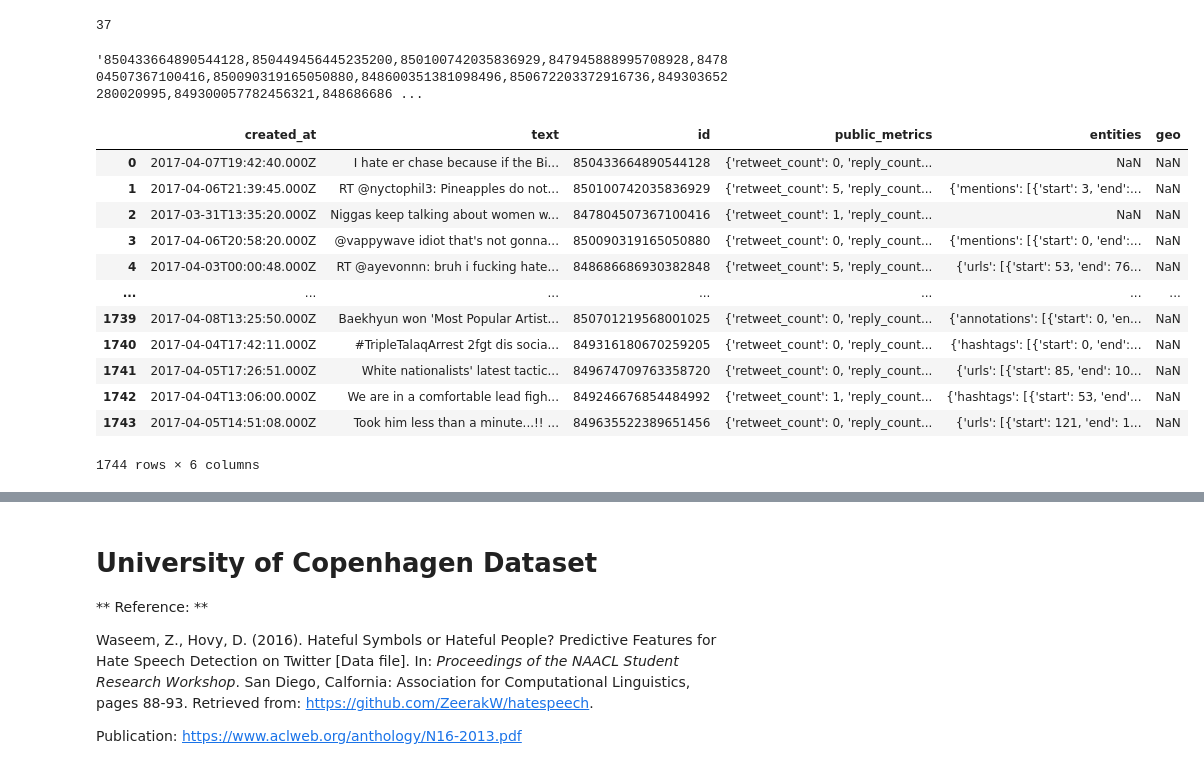
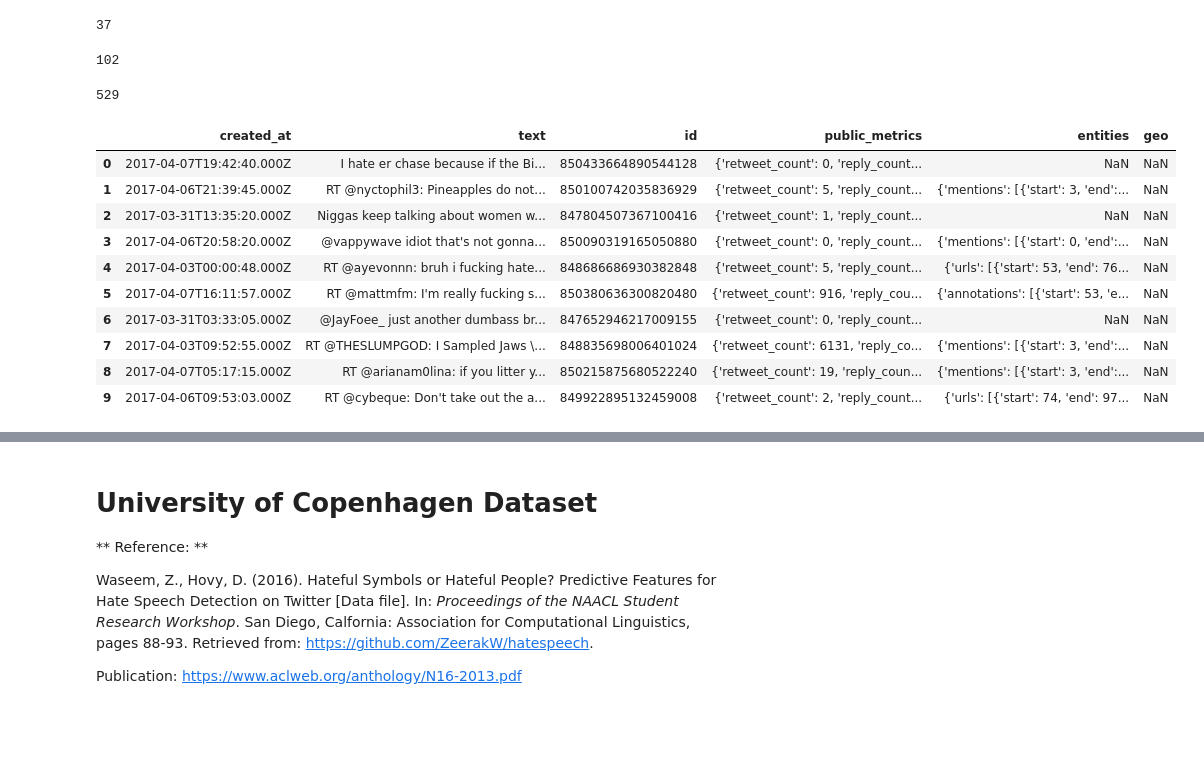
Before and after one commit to datascisteven/Automated-Hate-Tweet-Detection, a Jupyter notebook: notebooks/twitter_api.ipynb, the cells around one changed output, grey strips where cells are left out. Cells and saved outputs as stored; diff of their text form; code cells hidden in the pictures; blank space fills up the shorter version.

```diff
--- a/notebooks/twitter_api.ipynb
+++ b/notebooks/twitter_api.ipynb
@@ -78,10 +106,16 @@ hate_ids = group_list(list(df_hateful.id))
 len(hate_ids)
 # %% [output]
 37
-# %%
-hate_ids[0]
-# %% [output]
-'850433664890544128,850449456445235200,850100742035836929,847945888995708928,847804507367100416,850090319165050880,848600351381098496,850672203372916736,849303652280020995,849300057782456321,848686686 ...
+# %%
+abusive_ids = group_list(list(df_abusive.id))
+len(abusive_ids)
+# %% [output]
+102
+# %%
+neutral_ids = group_list(list(df_neutral.id))
+len(neutral_ids)
+# %% [output]
+529
 # %%
 url = "https://api.twitter.com/2/tweets?ids=847661947159891972,847799130277675008,848933211375779840&tweet.fields=created_at,entities,geo,id,public_metrics,text&user.fields=description,entities,id,location,name,public_metrics,username"
 payload={}
@@ -92,18 +126,16 @@ data = r.json()
 df_hate = tweets_request(hate_ids)
 # %%
 df_hate = df_hate.reset_index(drop=True)
-df_hate
+df_hate.head(10)
 # %% [output]
 |  | created_at | text | id | public_metrics | entities | geo |
 | 0 | 2017-04-07T19:42:40.000Z | I hate er chase because if the Bi... | 850433664890544128 | {'retweet_count': 0, 'reply_count... | NaN | NaN |
 | 1 | 2017-04-06T21:39:45.000Z | RT @nyctophil3: Pineapples do not... | 850100742035836929 | {'retweet_count': 5, 'reply_count... | {'mentions': [{'start': 3, 'end':... | NaN |
 | 2 | 2017-03-31T13:35:20.000Z | Niggas keep talking about women w... | 847804507367100416 | {'retweet_count': 1, 'reply_count... | NaN | NaN |
 | 3 | 2017-04-06T20:58:20.000Z | @vappywave idiot that's not gonna... | 850090319165050880 | {'retweet_count': 0, 'reply_count... | {'mentions': [{'start': 0, 'end':... | NaN |
 | 4 | 2017-04-03T00:00:48.000Z | RT @ayevonnn: bruh i fucking hate... | 848686686930382848 | {'retweet_count': 5, 'reply_count... | {'urls': [{'start': 53, 'end': 76... | NaN |
-| ... | ... | ... | ... | ... | ... | ... |
-| 1739 | 2017-04-08T13:25:50.000Z | Baekhyun won 'Most Popular Artist... | 850701219568001025 | {'retweet_count': 0, 'reply_count... | {'annotations': [{'start': 0, 'en... | NaN |
-| 1740 | 2017-04-04T17:42:11.000Z | #TripleTalaqArrest 2fgt dis socia... | 849316180670259205 | {'retweet_count': 0, 'reply_count... | {'hashtags': [{'start': 0, 'end':... | NaN |
-| 1741 | 2017-04-05T17:26:51.000Z | White nationalists' latest tactic... | 849674709763358720 | {'retweet_count': 0, 'reply_count... | {'urls': [{'start': 85, 'end': 10... | NaN |
-| 1742 | 2017-04-04T13:06:00.000Z | We are in a comfortable lead figh... | 849246676854484992 | {'retweet_count': 1, 'reply_count... | {'hashtags': [{'start': 53, 'end'... | NaN |
-| 1743 | 2017-04-05T14:51:08.000Z | Took him less than a minute...!! ... | 849635522389651456 | {'retweet_count': 0, 'reply_count... | {'urls': [{'start': 121, 'end': 1... | NaN |
+| 5 | 2017-04-07T16:11:57.000Z | RT @mattmfm: I'm really fucking s... | 850380636300820480 | {'retweet_count': 916, 'reply_cou... | {'annotations': [{'start': 53, 'e... | NaN |
+| 6 | 2017-03-31T03:33:05.000Z | @JayFoee_ just another dumbass br... | 847652946217009155 | {'retweet_count': 0, 'reply_count... | NaN | NaN |
+| 7 | 2017-04-03T09:52:55.000Z | RT @THESLUMPGOD: I Sampled Jaws \... | 848835698006401024 | {'retweet_count': 6131, 'reply_co... | {'mentions': [{'start': 3, 'end':... | NaN |
+| 8 | 2017-04-07T05:17:15.000Z | RT @arianam0lina: if you litter y... | 850215875680522240 | {'retweet_count': 19, 'reply_coun... | {'mentions': [{'start': 3, 'end':... | NaN |
+| 9 | 2017-04-06T09:53:03.000Z | RT @cybeque: Don't take out the a... | 849922895132459008 | {'retweet_count': 2, 'reply_count... | {'urls': [{'start': 74, 'end': 97... | NaN |
-1744 rows × 6 columns
```
Also changed, not shown: parts of 31 cells of this notebook, 22 other files.
